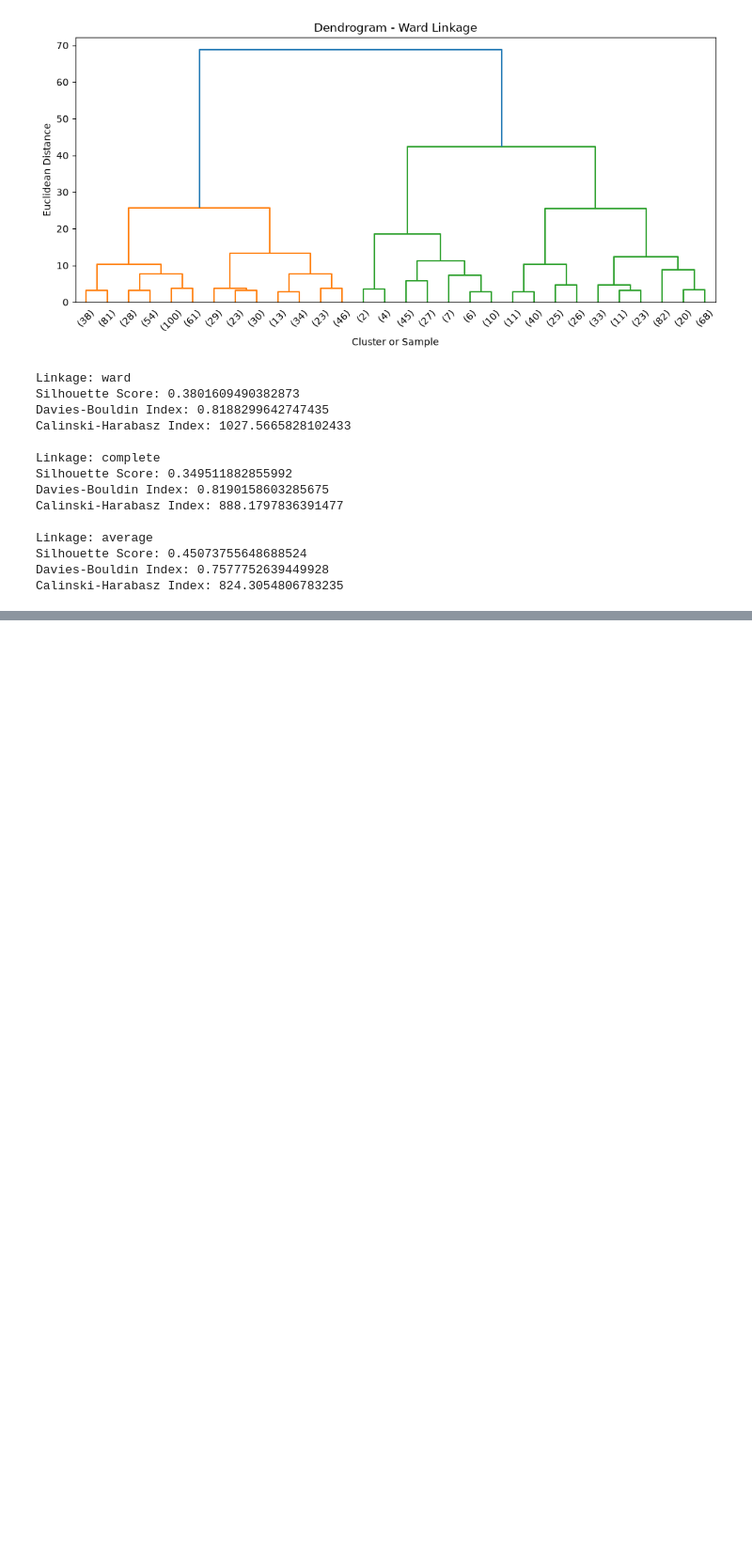
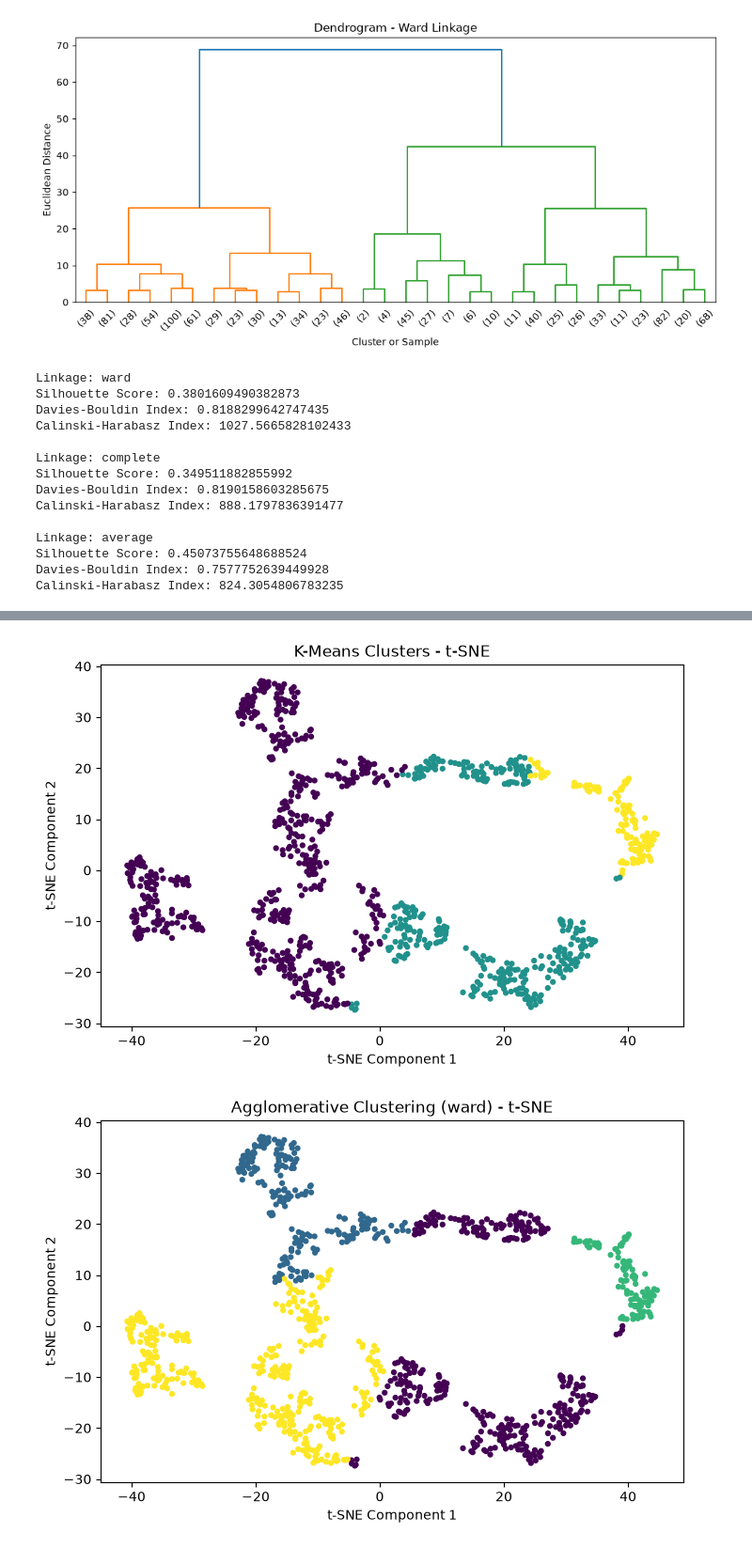
Before and after one commit to Vaishiyy/Stock-Market-Prediction, a Jupyter notebook: Notebook/Clustering.ipynb, the cells around one changed output, grey strips where cells are left out. Shown at 94% size. Cells and saved outputs as stored; diff of their text form; code cells hidden in the pictures; blank space fills up the shorter version.

```diff
--- a/Notebook/Clustering.ipynb
+++ b/Notebook/Clustering.ipynb
@@ -207,3 +248,47 @@ Total variance explained: 0.9998260222016231
 [figure]
 [figure]
 [figure]
+# %%
+"t-SNE visualization for both clustering algorithms"
+from sklearn.manifold import TSNE
+
+# Embed the same sample used by Agglomerative clustering for a fair comparison
+X_tsne = TSNE(
+    n_components=2,
+    perplexity=30,
+    init="pca",
+    learning_rate="auto",
+    random_state=42
+).fit_transform(X_agg)
+
+# K-Means labels for the sampled rows
+plt.figure(figsize=(8, 5))
+plt.scatter(
+    X_tsne[:, 0],
+    X_tsne[:, 1],
+    c=kmeans_labels[sample_idx],
+    cmap="viridis",
+    s=12
+)
+plt.xlabel("t-SNE Component 1")
+plt.ylabel("t-SNE Component 2")
+plt.title("K-Means Clusters - t-SNE")
+plt.show()
+
+# Agglomerative clustering, shown for each linkage strategy
+for method in linkage_methods:
+    plt.figure(figsize=(8, 5))
+    plt.scatter(
+        X_tsne[:, 0],
+        X_tsne[:, 1],
+        c=agg_results[method],
+        cmap="viridis",
+        s=12
+    )
+    plt.xlabel("t-SNE Component 1")
+    plt.ylabel("t-SNE Component 2")
+    plt.title(f"Agglomerative Clustering ({method}) - t-SNE")
+    plt.show()
+# %% [output]
+[figure, added]
+[figure, added]
```
Also changed, not shown: parts of 6 cells of this notebook.
